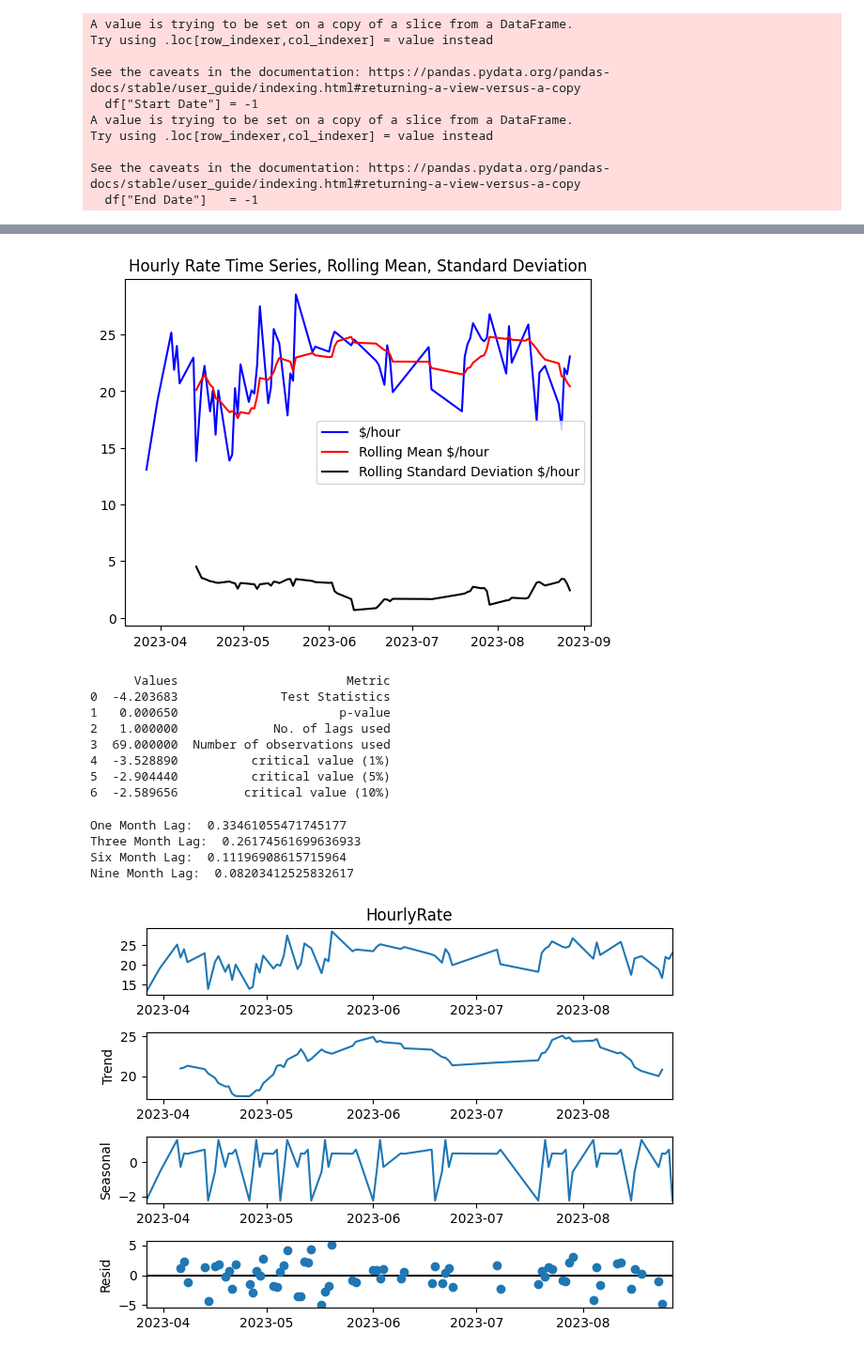
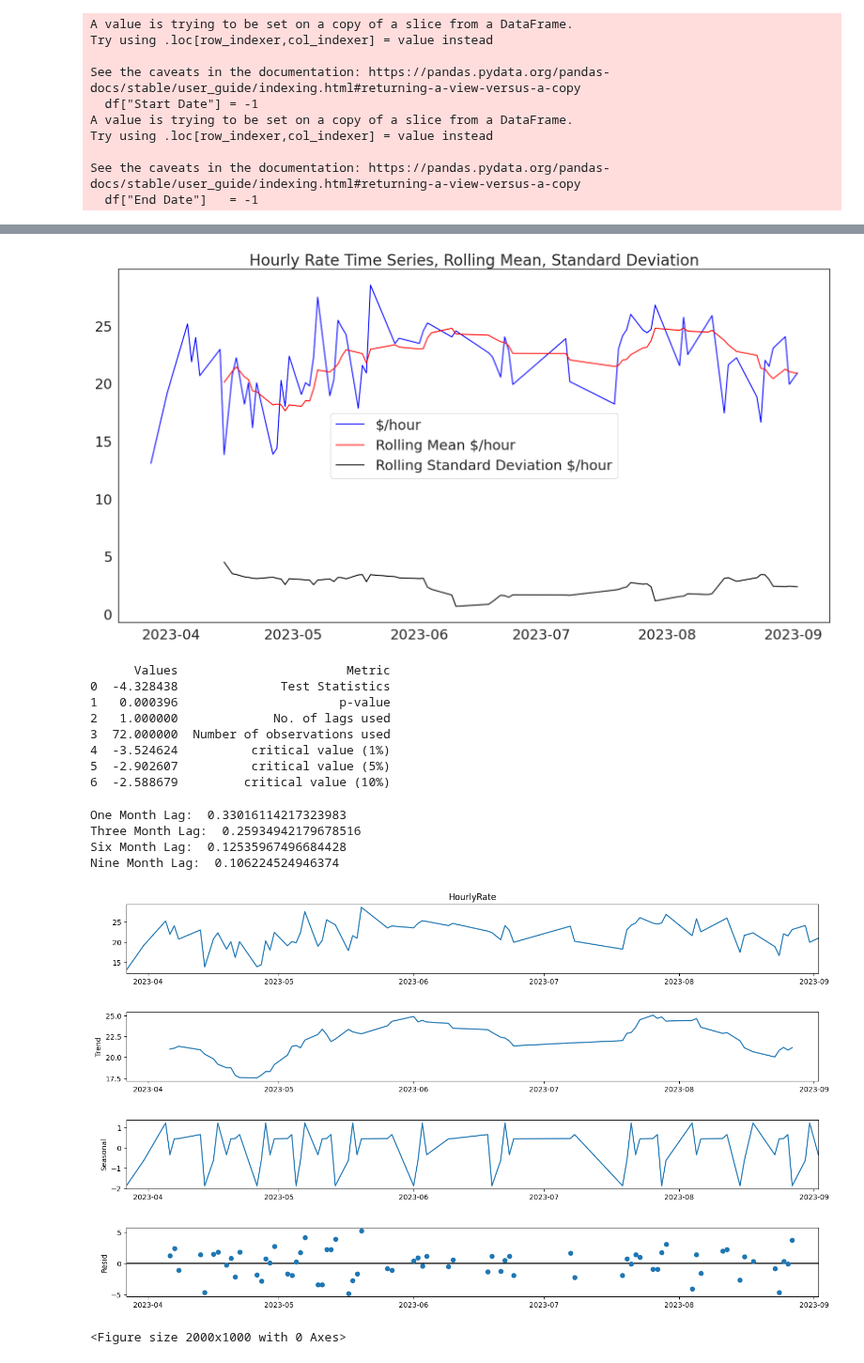
Before and after one commit to Crawford92/DeliveryData, a Jupyter notebook: stats.ipynb, the cells around one changed output, grey strips where cells are left out. Shown at 94% size. Cells and saved outputs as stored; diff of their text form; code cells hidden in the pictures.

```diff
--- a/stats.ipynb
+++ b/stats.ipynb
@@ -210,6 +186,7 @@ dollars_to_floats(sheets_DaysDF, ["Total", "Base", "Tip"])
 hours_to_floats(sheets_DaysDF, ["Dash", "Active"])
 date_to_datetime(sheets_DaysDF, "Date")
 sheets_DaysDF["Day of Week"] = sheets_DaysDF["Date"].dt.day_name()
+sheets_DaysDF["Day of Month"] = sheets_DaysDF["Date"].dt.day
 sheets_DaysDF["HourlyRate"] = sheets_DaysDF["Total"]/sheets_DaysDF["Dash"]
 #Weeks
 dollars_to_floats(sheets_WeeksDF, ["Total", "Base", "Tip", "Adj pay", "Other", "Pre Total"])
@@ -636,6 +736,8 @@ plt.show()
 # %%
 rolling_mean = plotDF.rolling(8).mean()
 rolling_std = plotDF.rolling(8).std()
+
+fig = plt.subplots(figsize=(20, 10))
 
 plt.plot(plotDF, color="blue",label="$/hour")
 plt.plot(rolling_mean, color="red", label="Rolling Mean $/hour")
@@ -643,8 +745,9 @@ plt.plot(rolling_std, color="black", label = "Rolling Standard Deviation $/hour"
 plt.title("Hourly Rate Time Series, Rolling Mean, Standard Deviation")
 plt.legend(loc="best")
 plt.show()
+plt.close()
 # %% [output]
-[figure, old version]
+[figure, new version]
 # %%
 #plt.close()
 from statsmodels.tsa.stattools import adfuller
@@ -655,13 +758,13 @@ output_df = pd.DataFrame({"Values":[adft[0],adft[1],adft[2],adft[3], adft[4]['1%
 print(output_df)
 # %% [output]
       Values                       Metric
-0  -4.203683              Test Statistics
-1   0.000650                      p-value
+0  -4.328438              Test Statistics
+1   0.000396                      p-value
 2   1.000000             No. of lags used
-3  69.000000  Number of observations used
-4  -3.528890          critical value (1%)
-5  -2.904440          critical value (5%)
-6  -2.589656         critical value (10%)
+3  72.000000  Number of observations used
+4  -3.524624          critical value (1%)
+5  -2.902607          critical value (5%)
+6  -2.588679         critical value (10%)
 # %%
 autocorrelation_lag1 = plotDF['HourlyRate'].autocorr(lag=1)
 print("One Month Lag: ", autocorrelation_lag1)
@@ -675,14 +778,25 @@ print("Six Month Lag: ", autocorrelation_lag6)
 autocorrelation_lag9 = plotDF['HourlyRate'].autocorr(lag=9)
 print("Nine Month Lag: ", autocorrelation_lag9)
 # %% [output]
-One Month Lag:  0.33461055471745177
-Three Month Lag:  0.26174561699636933
-Six Month Lag:  0.11196908615715964
-Nine Month Lag:  0.08203412525832617
+One Month Lag:  0.33016114217323983
+Three Month Lag:  0.25934942179678516
+Six Month Lag:  0.12535967496684428
+Nine Month Lag:  0.106224524946374
 # %%
 from statsmodels.tsa.seasonal import seasonal_decompose
+#fig = plt.subplots(figsize=(20, 10))
+
 decompose = seasonal_decompose(plotDF['HourlyRate'],model='additive', period=7)
-decompose.plot()
+
+#decompose.plot()
+
+fig = decompose.plot()
+#plt.figure(figsize=(20,10))
+fig.set_size_inches((16, 9))
+#decompose.show()
 plt.show()
+plt.close()
+#decompose.close()
 # %% [output]
-[figure, old version]
+[figure, new version]
+<Figure size 2000x1000 with 0 Axes>
```
Also changed, not shown: parts of 53 cells of this notebook.
